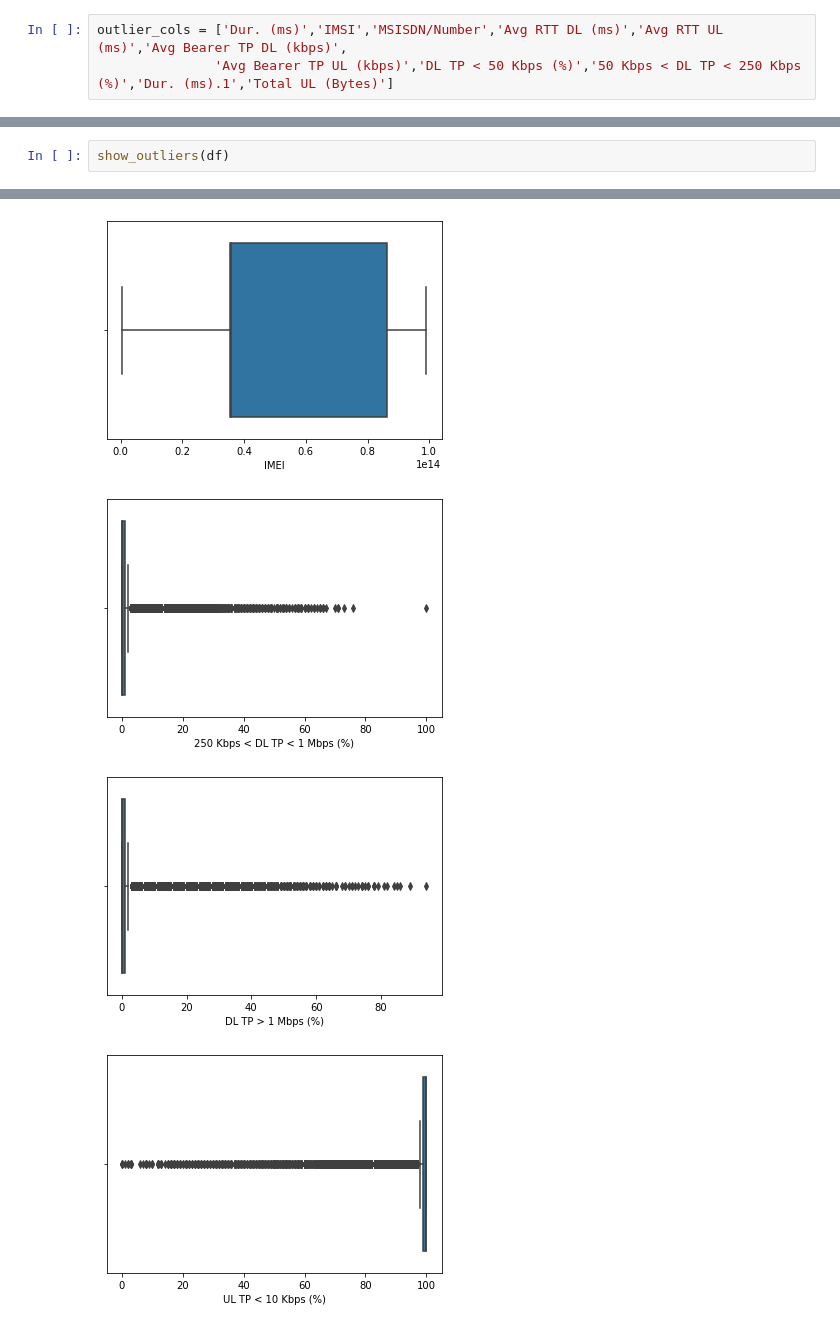
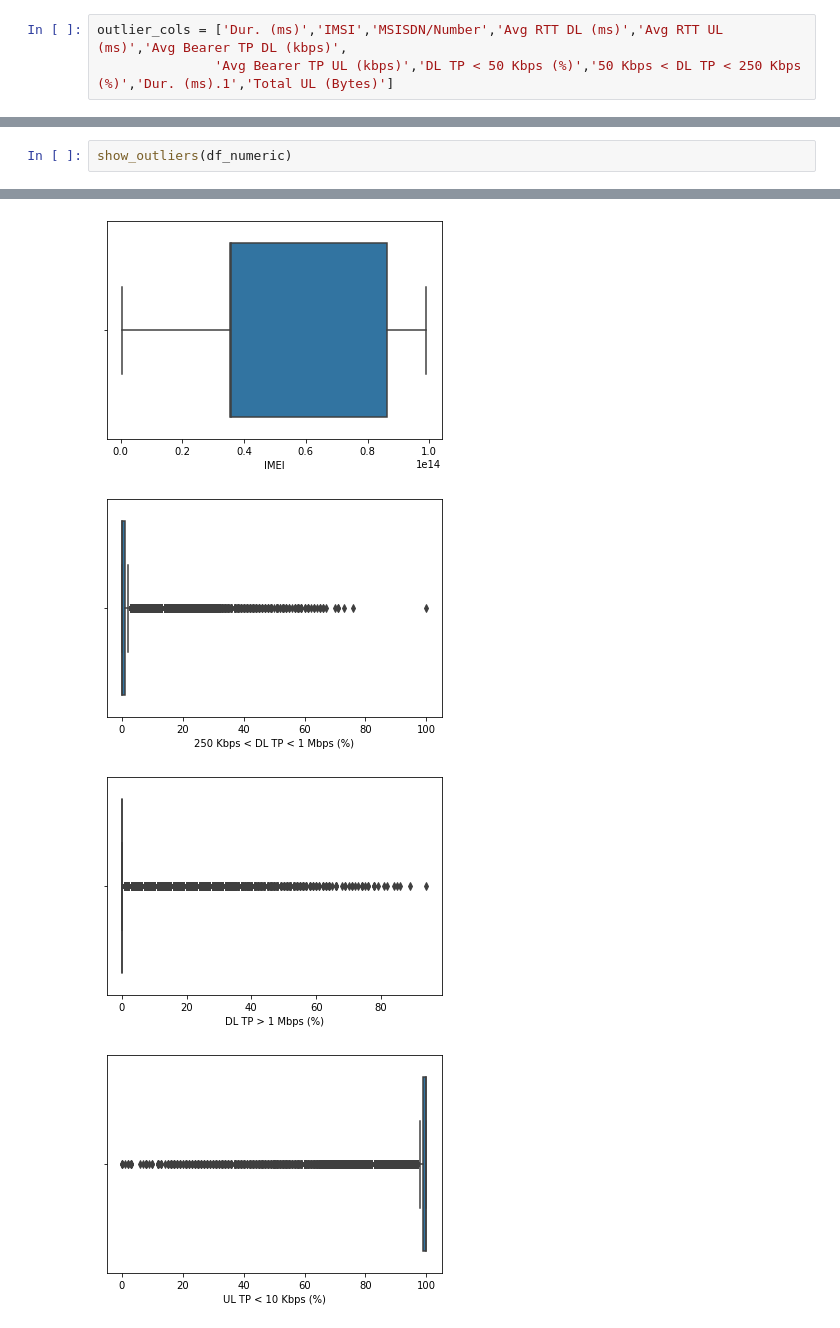
Before and after one commit to didier-i/User-Analytics-in-the-Telecommunication-Industry, a Jupyter notebook: notebooks/EDA.ipynb, the cells around one changed output, grey strips where cells are left out. Saved outputs shown, nothing was run; the diff lists cells and outputs as text.

```diff
--- a/notebooks/EDA.ipynb
+++ b/notebooks/EDA.ipynb
@@ -275,13 +275,13 @@ for i in outlier_cols:
 # %% [output]
 TypeError: '<' not supported between instances of 'method' and 'method'
 # %%
-show_outliers(df)
+show_outliers(df_numeric)
 # %% [output]
 [figure]
 [figure]
 [figure]
 [figure]
-[figure, old version]
+[figure, new version]
 [figure]
 [figure]
 [figure]
```
Also changed, not shown: parts of 1 cell of this notebook.
